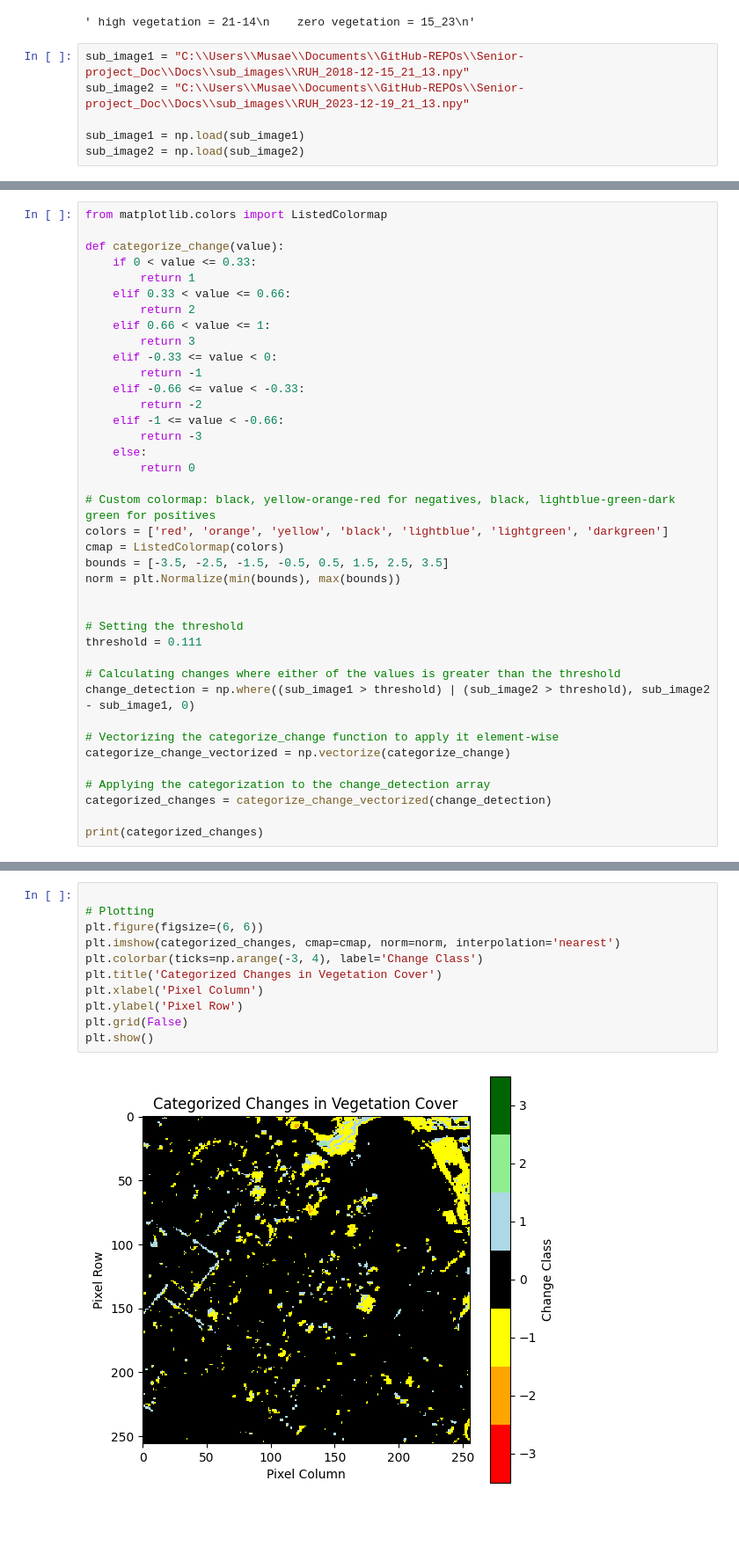
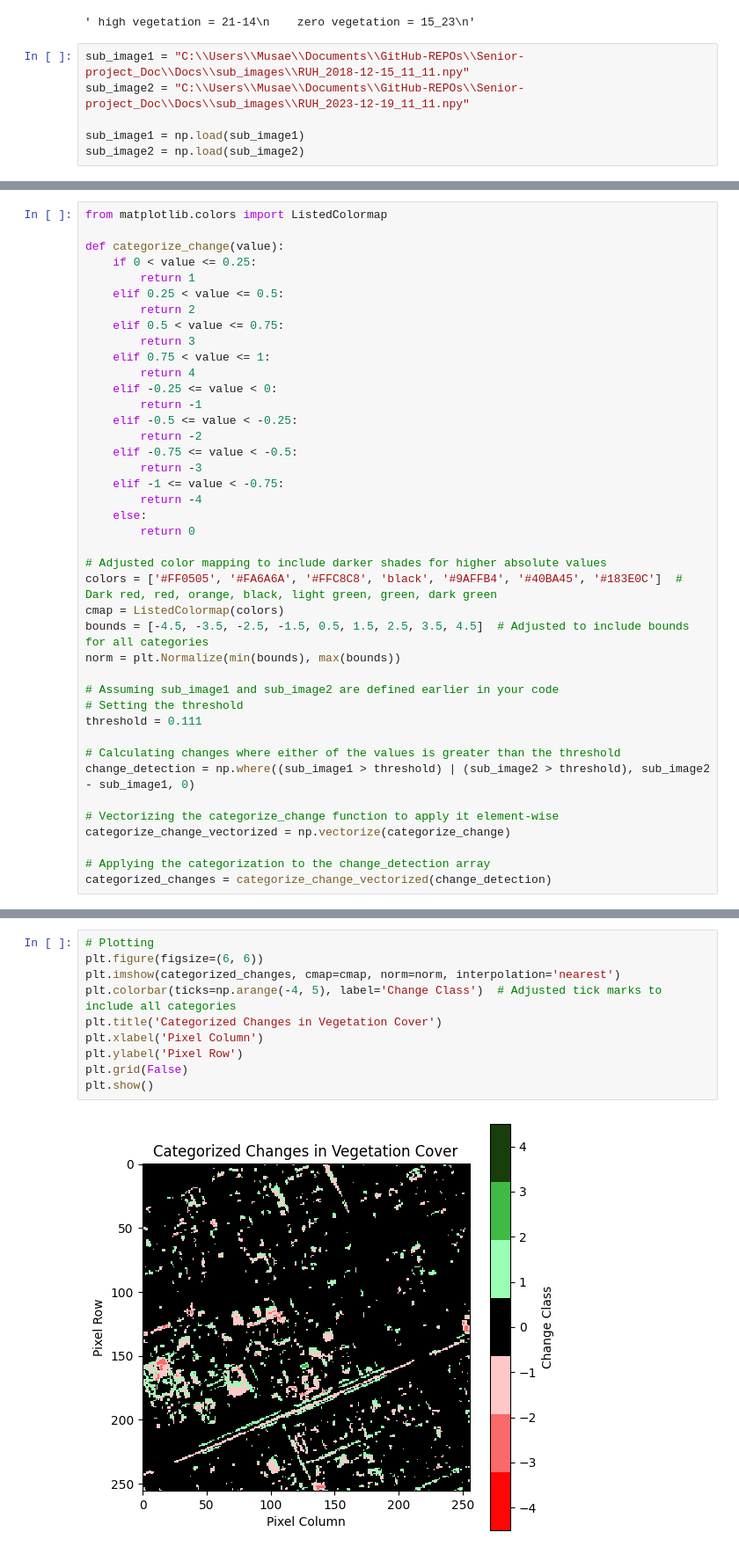
Before and after one commit to OWDM/Vegetation-Cover-In-Riyadh, a Jupyter notebook: Codes/Subtracting/change between two sub set.ipynb, the cells around one changed output, grey strips where cells are left out. Shown at 88% size. Drawn from its saved outputs; the diff is of its cells as text; blank space fills up the shorter version.

```diff
--- a/Codes/Subtracting/change between two sub set.ipynb
+++ b/Codes/Subtracting/change between two sub set.ipynb
@@ -10,8 +10,8 @@ import matplotlib as mpl
 # %% [output]
 ' high vegetation = 21-14\n    zero vegetation = 15_23\n'
 # %%
-sub_image1 = "C:\\Users\\Musae\\Documents\\GitHub-REPOs\\Senior-project_Doc\\Docs\\sub_images\\RUH_2018-12-15_21_13.npy"
-sub_image2 = "C:\\Users\\Musae\\Documents\\GitHub-REPOs\\Senior-project_Doc\\Docs\\sub_images\\RUH_2023-12-19_21_13.npy"
+sub_image1 = "C:\\Users\\Musae\\Documents\\GitHub-REPOs\\Senior-project_Doc\\Docs\\sub_images\\RUH_2018-12-15_11_11.npy"
+sub_image2 = "C:\\Users\\Musae\\Documents\\GitHub-REPOs\\Senior-project_Doc\\Docs\\sub_images\\RUH_2023-12-19_11_11.npy"
 
 sub_image1 = np.load(sub_image1)
 sub_image2 = np.load(sub_image2)
@@ -76,28 +76,32 @@ plt.show()
 from matplotlib.colors import ListedColormap
 
 def categorize_change(value):
-    if 0 < value <= 0.33:
+    if 0 < value <= 0.25:
         return 1
-    elif 0.33 < value <= 0.66:
+    elif 0.25 < value <= 0.5:
         return 2
-    elif 0.66 < value <= 1:
+    elif 0.5 < value <= 0.75:
         return 3
-    elif -0.33 <= value < 0:
+    elif 0.75 < value <= 1:
+        return 4
+    elif -0.25 <= value < 0:
         return -1
-    elif -0.66 <= value < -0.33:
+    elif -0.5 <= value < -0.25:
         return -2
-    elif -1 <= value < -0.66:
+    elif -0.75 <= value < -0.5:
         return -3
+    elif -1 <= value < -0.75:
+        return -4
     else:
         return 0
 
-# Custom colormap: black, yellow-orange-red for negatives, black, lightblue-green-dark green for positives
-colors = ['red', 'orange', 'yellow', 'black', 'lightblue', 'lightgreen', 'darkgreen']
+# Adjusted color mapping to include darker shades for higher absolute values
+colors = ['#FF0505', '#FA6A6A', '#FFC8C8', 'black', '#9AFFB4', '#40BA45', '#183E0C']  # Dark red, red, orange, black, light green, green, dark green
 cmap = ListedColormap(colors)
-bounds = [-3.5, -2.5, -1.5, -0.5, 0.5, 1.5, 2.5, 3.5]
+bounds = [-4.5, -3.5, -2.5, -1.5, 0.5, 1.5, 2.5, 3.5, 4.5]  # Adjusted to include bounds for all categories
 norm = plt.Normalize(min(bounds), max(bounds))
 
-
+# Assuming sub_image1 and sub_image2 are defined earlier in your code
 # Setting the threshold
 threshold = 0.111
 
@@ -109,5 +113,3 @@ categorize_change_vectorized = np.vectorize(categorize_change)
 
 # Applying the categorization to the change_detection array
 categorized_changes = categorize_change_vectorized(change_detection)
-
-print(categorized_changes)
@@ -122,13 +116,12 @@ print(categorized_changes)
 # %%
-
 # Plotting
 plt.figure(figsize=(6, 6))
 plt.imshow(categorized_changes, cmap=cmap, norm=norm, interpolation='nearest')
-plt.colorbar(ticks=np.arange(-3, 4), label='Change Class')
+plt.colorbar(ticks=np.arange(-4, 5), label='Change Class')  # Adjusted tick marks to include all categories
 plt.title('Categorized Changes in Vegetation Cover')
 plt.xlabel('Pixel Column')
 plt.ylabel('Pixel Row')
 plt.grid(False)
 plt.show()
 # %% [output]
-[figure, old version]
+[figure, new version]
```
Also changed, not shown: parts of 5 cells of this notebook, 2 other files.
